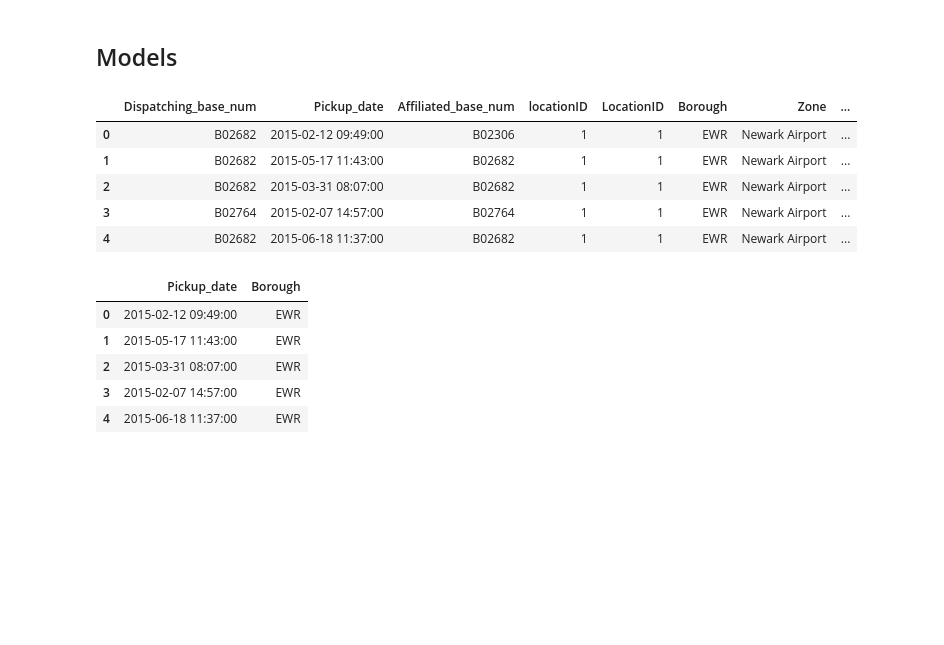
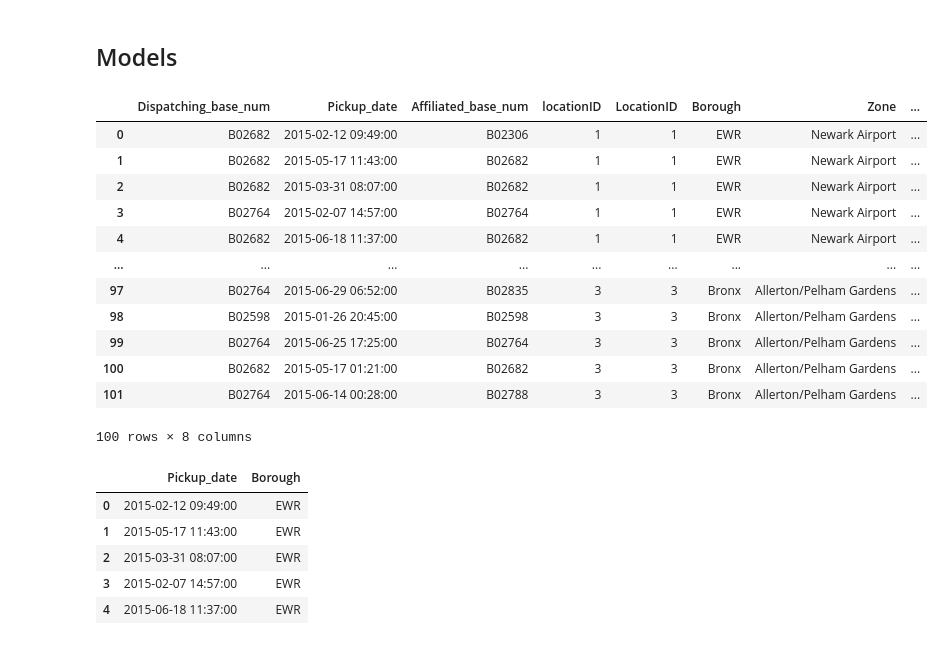
Before and after one commit to Isanjalee/fyp, a Jupyter notebook: Analyses_and_Forecasting.ipynb, the cells around one changed output. Drawn from its saved outputs; the diff is of its cells as text; code cells hidden in the pictures; blank space fills up the shorter version.

```diff
--- a/Analyses_and_Forecasting.ipynb
+++ b/Analyses_and_Forecasting.ipynb
@@ -517,14 +349,21 @@ merged_dataset.head()
 # %% [markdown]
 ## Models
 # %%
-merged_dataset.head()
+merged_dataset.head(100)
 # %% [output]
 |  | Dispatching_base_num | Pickup_date | Affiliated_base_num | locationID | LocationID | Borough | Zone | ... |
 | 0 | B02682 | 2015-02-12 09:49:00 | B02306 | 1 | 1 | EWR | Newark Airport | ... |
 | 1 | B02682 | 2015-05-17 11:43:00 | B02682 | 1 | 1 | EWR | Newark Airport | ... |
 | 2 | B02682 | 2015-03-31 08:07:00 | B02682 | 1 | 1 | EWR | Newark Airport | ... |
 | 3 | B02764 | 2015-02-07 14:57:00 | B02764 | 1 | 1 | EWR | Newark Airport | ... |
 | 4 | B02682 | 2015-06-18 11:37:00 | B02682 | 1 | 1 | EWR | Newark Airport | ... |
+| ... | ... | ... | ... | ... | ... | ... | ... | ... |
+| 97 | B02764 | 2015-06-29 06:52:00 | B02835 | 3 | 3 | Bronx | Allerton/Pelham Gardens | ... |
+| 98 | B02598 | 2015-01-26 20:45:00 | B02598 | 3 | 3 | Bronx | Allerton/Pelham Gardens | ... |
+| 99 | B02764 | 2015-06-25 17:25:00 | B02764 | 3 | 3 | Bronx | Allerton/Pelham Gardens | ... |
+| 100 | B02682 | 2015-05-17 01:21:00 | B02682 | 3 | 3 | Bronx | Allerton/Pelham Gardens | ... |
+| 101 | B02764 | 2015-06-14 00:28:00 | B02788 | 3 | 3 | Bronx | Allerton/Pelham Gardens | ... |
+100 rows × 8 columns
 # %%
 import pandas as pd
 import glob
```
Also changed, not shown: parts of 21 cells of this notebook.
